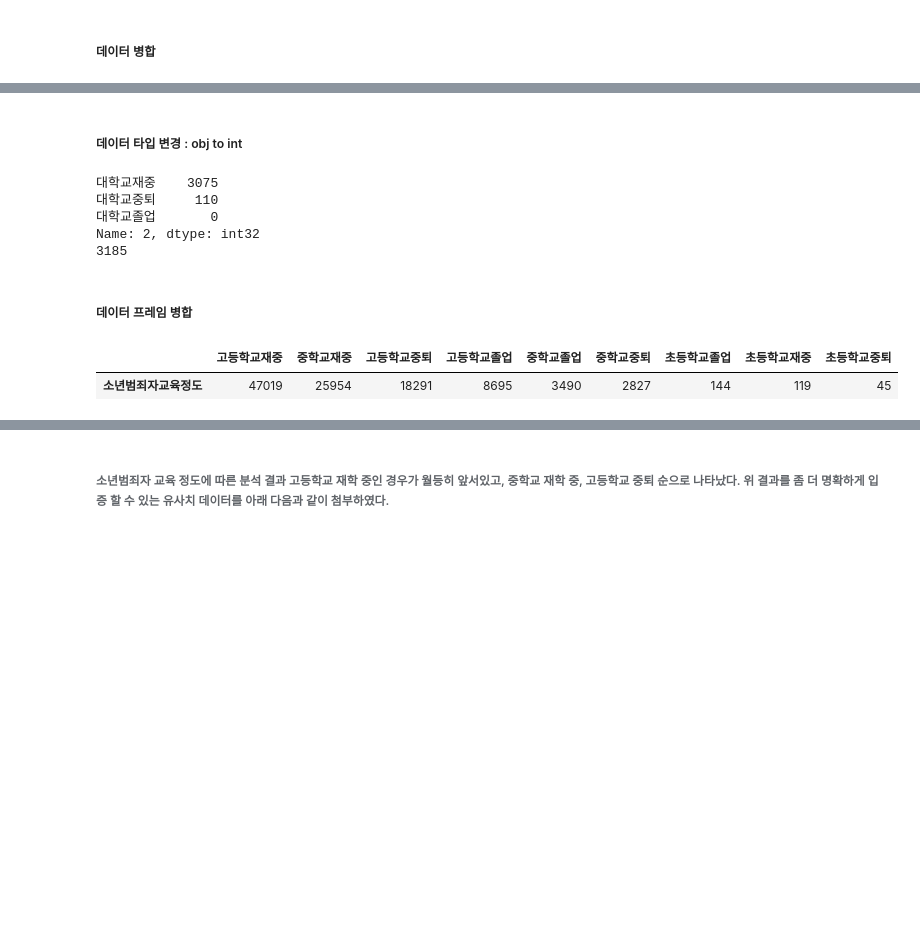
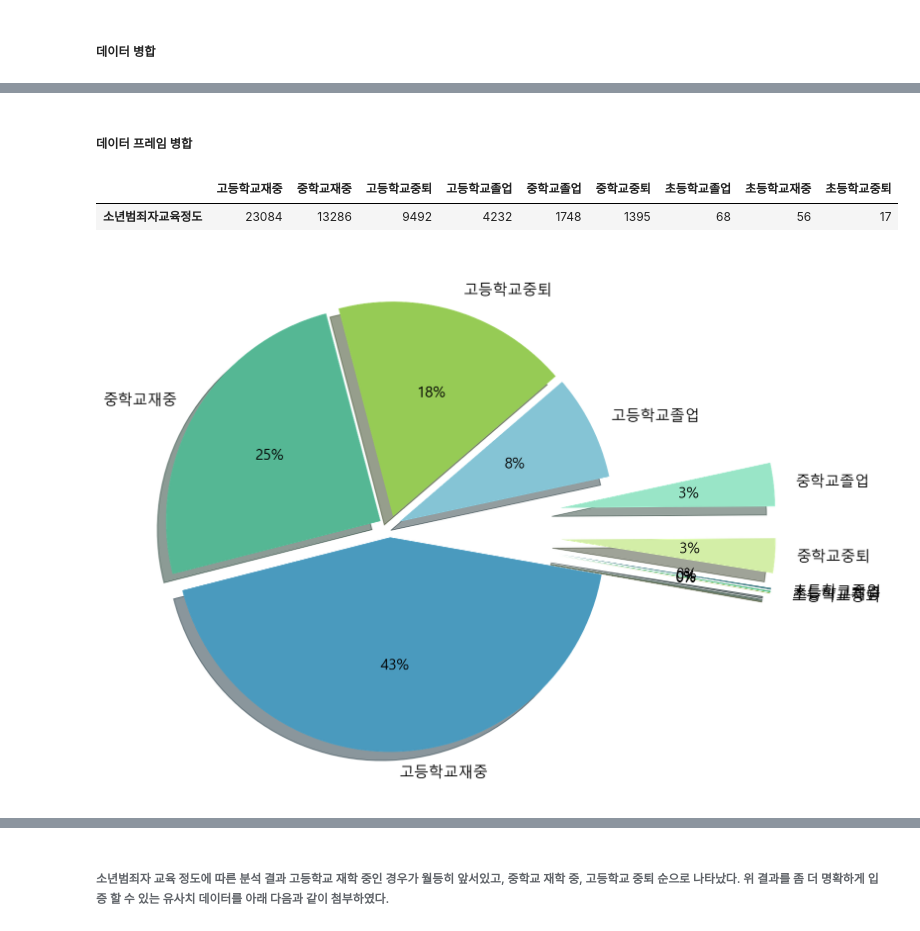
Before and after one commit to hkim11656/crime_analysis, a Jupyter notebook: 01_범죄유형별소년범죄자교육정도_김관회.ipynb, the cells around one changed output, grey strips where cells are left out. Saved outputs shown, nothing was run; the diff lists cells and outputs as text; code cells hidden in the pictures; blank space fills up the shorter version.

```diff
--- a/01_범죄유형별소년범죄자교육정도_김관회.ipynb
+++ b/01_범죄유형별소년범죄자교육정도_김관회.ipynb
@@ -130,44 +89,30 @@ Name: 2, dtype: int32
-# %% [markdown]
-##### 데이터 타입 변경 : obj  to  int
-# %%
-db2_u = re_DB2.loc[2,['대학교재중','대학교중퇴','대학교졸업']]
-db2_u = db2_u.replace('-','0')
-db2_u
-
-db2_u2 = db2_u.astype(int)
-db2_u2
-
-db1_u1 = re_DB1.loc[2,['대학교재중','대학교중퇴','대학교졸업']].astype(int)
-db_u = db1_u1 + db2_u2
-
-print(db_u)
-print(db_u.sum())
-
-u = pd.DataFrame(db_u)
-# %% [output]
-대학교재중    3075
-대학교중퇴     110
-대학교졸업       0
-Name: 2, dtype: int32
-3185
 # %% [markdown]
 ##### 데이터 프레임 병합
 # %%
 # 단위별 데이터프레임을 병합하여 내림차순 정렬
 
-db3 = pd.concat([s,m,h,c,u])
-db3
-
+db3 = pd.concat([s,m,h])
 db3.columns=['소년범죄자교육정도']
 
 db4 = db3.sort_values('소년범죄자교육정도', ascending=False)
-
 db4 = db4.transpose()
-db4 = db4.drop(db4.columns[[5,7,10,11,13,14]], axis=1)
 db4
 # %% [output]
 |  | 고등학교재중 | 중학교재중 | 고등학교중퇴 | 고등학교졸업 | 중학교졸업 | 중학교중퇴 | 초등학교졸업 | 초등학교재중 | 초등학교중퇴 |
-| 소년범죄자교육정도 | 47019 | 25954 | 18291 | 8695 | 3490 | 2827 | 144 | 119 | 45 |
+| 소년범죄자교육정도 | 23084 | 13286 | 9492 | 4232 | 1748 | 1395 | 68 | 56 | 17 |
+# %%
+# 소년범죄자교육정도 파이차트 시각화
+
+ratio = [23084, 13286, 9492, 4232, 1748, 1395, 68, 56, 17]
+labels = ['고등학교재중','중학교재중','고등학교중퇴','고등학교졸업','중학교졸업','중학교중퇴','초등학교졸업','초등학교재중','초등학교중퇴']
+explode = [0.05, 0.05, 0.05, 0.05, 0.8, 0.8, 0.8, 0.8, 0.8]
+colors = ['#4A9ABE','#55B794','#96CB55','#85C4D5','#99E5C7','#D3EEA7','#48818A','#49B77D','#729F19']
+plt.figure(figsize=(10,10))
+plt.rc('font', size=15)
+plt.pie(ratio, labels=labels, autopct='%.0f%%', startangle=-10, counterclock=False, explode=explode, shadow=True, colors=colors)
+plt.show()
+# %% [output]
+[figure, added]
 # %%
 # 내림차순 정렬된 결과 단위/명을 5000명부터로 설정하여 상위 데이터를 시각화
 
```
Also changed, not shown: parts of 32 cells of this notebook, 2 other files.
